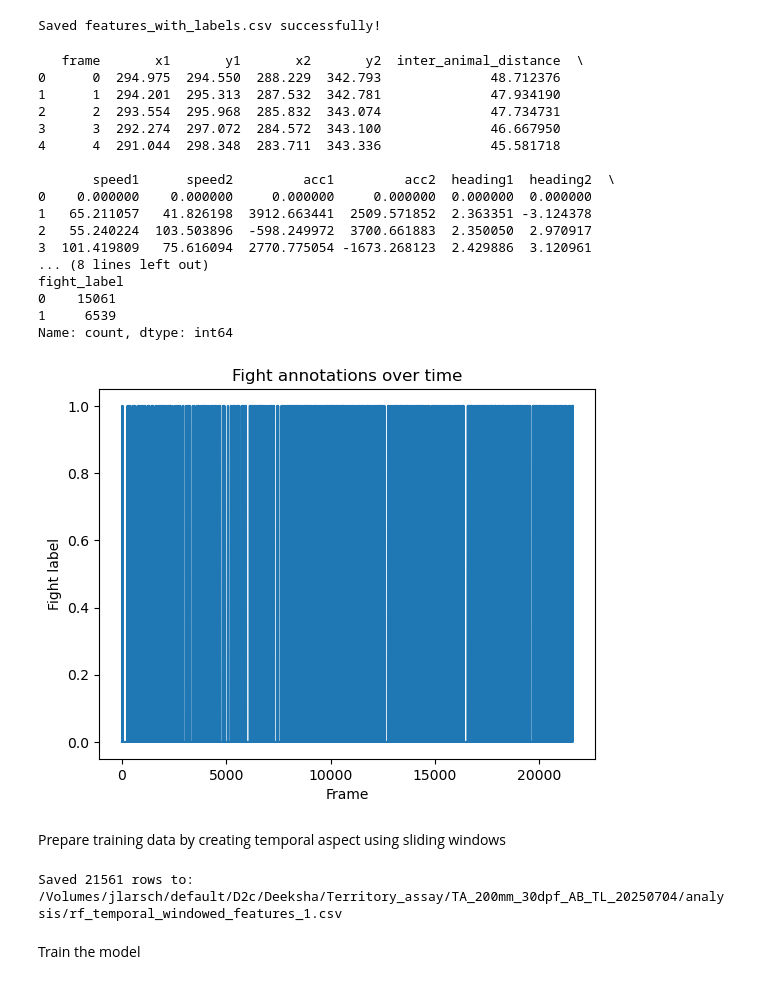
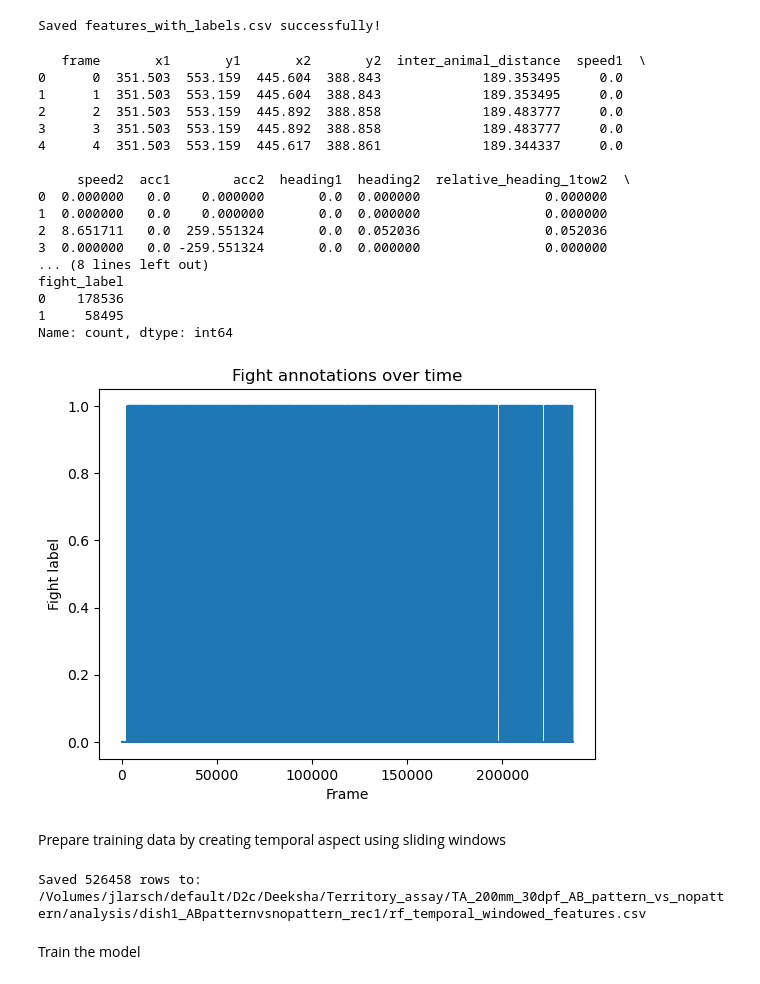
Before and after one commit to LarschLab/aggression, a Jupyter notebook: training_model.ipynb, the cells around one changed output. Saved outputs shown, nothing was run; the diff lists cells and outputs as text; code cells hidden in the pictures.

```diff
--- a/training_model.ipynb
+++ b/training_model.ipynb
@@ -136,36 +138,36 @@ print("Saved features_with_labels.csv successfully!")
 Saved features_with_labels.csv successfully!
 # %%
 #load csv
-df = pd.read_csv("/Volumes/jlarsch/default/D2c/Deeksha/Territory_assay/TA_200mm_30dpf_AB_TL_20250704/analysis/features_with_labels_1.csv")
+df = pd.read_csv("/Volumes/jlarsch/default/D2c/Deeksha/Territory_assay/TA_200mm_30dpf_AB_TL_20250704/analysis/dish1_TLpatternvsTLpattern/features_with_labels.csv")
 
 print(df.head())
 print(df['fight_label'].value_counts())  # check class balance
 
 # optional quick plot:
 plt.plot(df['frame'], df['fight_label'])
 plt.xlabel("Frame")
 plt.ylabel("Fight label")
 plt.title("Fight annotations over time")
 plt.show()
 # %% [output]
-   frame       x1       y1       x2       y2  inter_animal_distance  \
-0      0  294.975  294.550  288.229  342.793              48.712376
-1      1  294.201  295.313  287.532  342.781              47.934190
-2      2  293.554  295.968  285.832  343.074              47.734731
-3      3  292.274  297.072  284.572  343.100              46.667950
-4      4  291.044  298.348  283.711  343.336              45.581718
+   frame       x1       y1       x2       y2  inter_animal_distance  speed1  \
+0      0  351.503  553.159  445.604  388.843             189.353495     0.0
+1      1  351.503  553.159  445.604  388.843             189.353495     0.0
+2      2  351.503  553.159  445.892  388.858             189.483777     0.0
+3      3  351.503  553.159  445.892  388.858             189.483777     0.0
+4      4  351.503  553.159  445.617  388.861             189.344337     0.0
 
-       speed1      speed2         acc1         acc2  heading1  heading2  \
-0    0.000000    0.000000     0.000000     0.000000  0.000000  0.000000
-1   65.211057   41.826198  3912.663441  2509.571852  2.363351 -3.124378
-2   55.240224  103.503896  -598.249972  3700.661883  2.350050  2.970917
-3  101.419809   75.616094  2770.775054 -1673.268123  2.429886  3.120961
+     speed2  acc1        acc2  heading1  heading2  relative_heading_1tow2  \
+0  0.000000   0.0    0.000000       0.0  0.000000                0.000000
+1  0.000000   0.0    0.000000       0.0  0.000000                0.000000
+2  8.651711   0.0  259.551324       0.0  0.052036                0.052036
+3  0.000000   0.0 -259.551324       0.0  0.000000                0.000000
 ... (8 lines left out)
 fight_label
-0    15061
-1     6539
+0    178536
+1     58495
 Name: count, dtype: int64
-[figure, old version]
+[figure, new version]
 # %% [markdown]
 Prepare training data by creating temporal aspect using sliding windows
 # %%
@@ -299,7 +301,7 @@ def generate_temporal_features_from_csv(
     return X_y_df
 
 # --- CONFIGURATION ---
-csv_path = "/Volumes/jlarsch/default/D2c/Deeksha/Territory_assay/TA_200mm_30dpf_AB_TL_20250704/analysis/features_with_labels_1.csv"
+csv_path = "/Volumes/jlarsch/default/D2c/Deeksha/Territory_assay/TA_200mm_30dpf_AB_pattern_vs_nopattern/analysis/dish1_ABpatternvsnopattern_rec1/features_with_labels.csv"
 feature_columns = [
     'inter_animal_distance',
     'speed1', 'speed2',
@@ -318,12 +320,12 @@ X_y_df = generate_temporal_features_from_csv(
 )
 
 # --- SAVE OUTPUT ---
-save_path = "/Volumes/jlarsch/default/D2c/Deeksha/Territory_assay/TA_200mm_30dpf_AB_TL_20250704/analysis/rf_temporal_windowed_features_1.csv"
+save_path = "/Volumes/jlarsch/default/D2c/Deeksha/Territory_assay/TA_200mm_30dpf_AB_pattern_vs_nopattern/analysis/dish1_ABpatternvsnopattern_rec1/rf_temporal_windowed_features.csv"
 os.makedirs(os.path.dirname(save_path), exist_ok=True)
 X_y_df.to_csv(save_path, index=False)
 print(f"Saved {len(X_y_df)} rows to: {save_path}")
 # %% [output]
-Saved 21561 rows to: /Volumes/jlarsch/default/D2c/Deeksha/Territory_assay/TA_200mm_30dpf_AB_TL_20250704/analysis/rf_temporal_windowed_features_1.csv
+Saved 526458 rows to: /Volumes/jlarsch/default/D2c/Deeksha/Territory_assay/TA_200mm_30dpf_AB_pattern_vs_nopattern/analysis/dish1_ABpatternvsnopattern_rec1/rf_temporal_windowed_features.csv
 # %% [markdown]
 Train the model
 # %%
```
Also changed, not shown: parts of 17 cells of this notebook.
